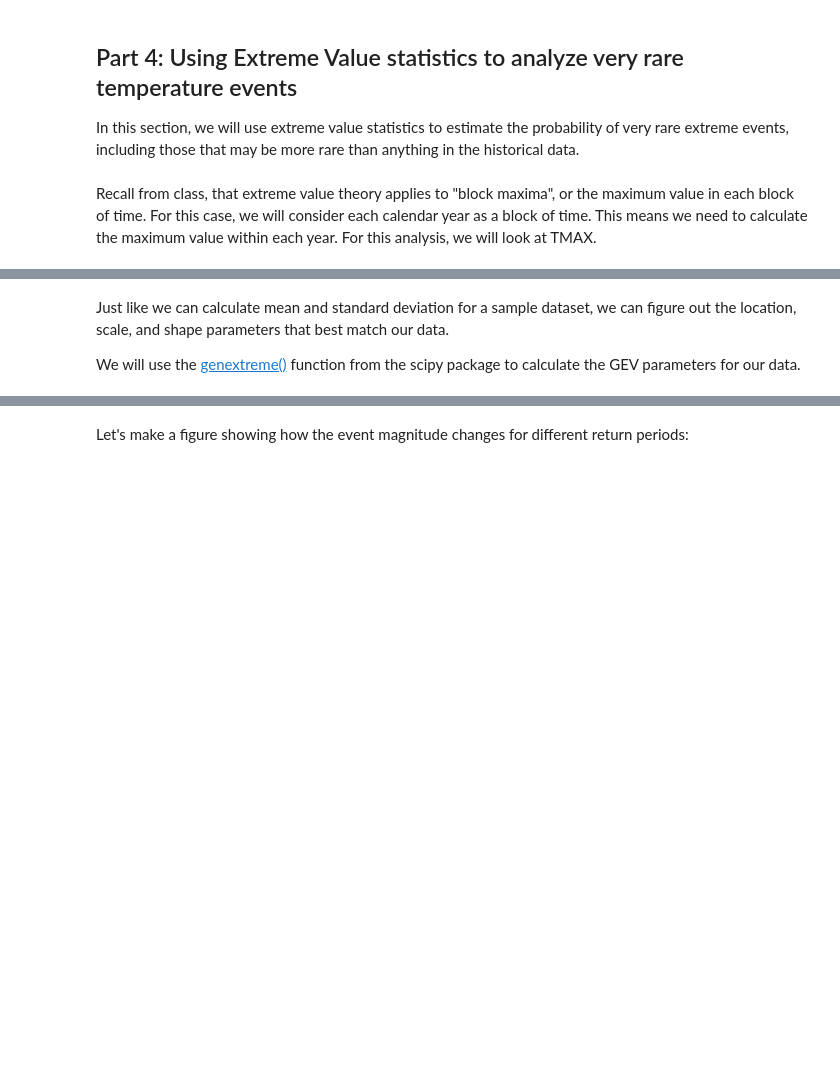
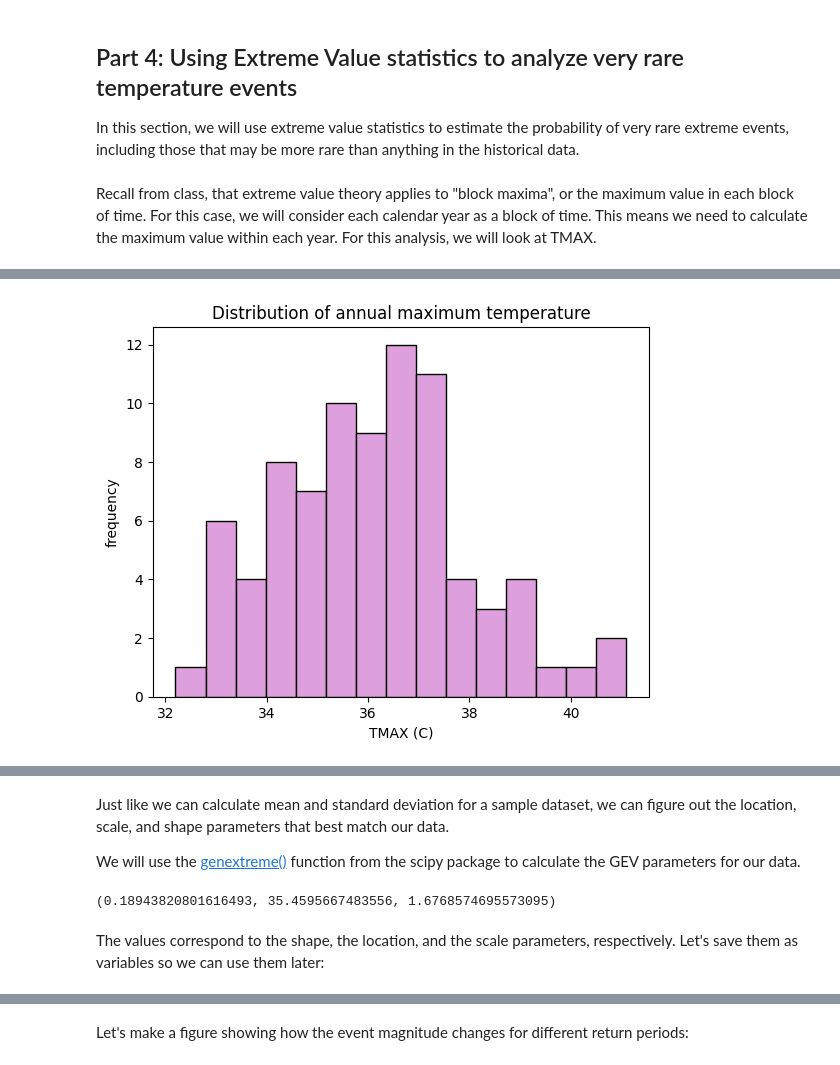
Before and after one commit to fdavenport/course-climate-change-impacts, a Jupyter notebook: lectures/06_Analyzing_Extreme_Events.ipynb, the cells around one changed output, grey strips where cells are left out. Saved outputs shown, nothing was run; the diff lists cells and outputs as text; code cells hidden in the pictures; blank space fills up the shorter version.

```diff
--- a/lectures/06_Analyzing_Extreme_Events.ipynb
+++ b/lectures/06_Analyzing_Extreme_Events.ipynb
@@ -236,3 +370,12 @@ ax.set_ylabel("Maximum Temperature in each year(C)");
+# %%
+## plot histogram of annual maxima
+
+fig, ax = plt.subplots()
+
+ax.hist(annual_max["TMAX_max"], bins = 15, color = "plum", edgecolor = "black");
+ax.set(title = "Distribution of annual maximum temperature", xlabel = "TMAX (C)", ylabel = "frequency");
+# %% [output]
+[figure, added]
 # %% [markdown]
 The Fisher–Tippett–Gnedenko theorem tells us that the distribution of block maxima can be described by the Generalized Extreme Value (GEV) distribution.
 
@@ -248,2 +393,6 @@ We will use the [genextreme()](https://docs.scipy.org/doc/scipy/reference/genera
 # %%
 ## fit our data
+
+genextreme.fit(annual_max["TMAX_max"])
+# %% [output]
+(0.18943820801616493, 35.4595667483556, 1.6768574695573095)
@@ -253,0 +399,2 @@ We will use the [genextreme()](https://docs.scipy.org/doc/scipy/reference/genera
+# %% [markdown]
+The values correspond to the shape, the location, and the scale parameters, respectively. Let's save them as variables so we can use them later:
```
Also changed, not shown: parts of 49 cells of this notebook.
